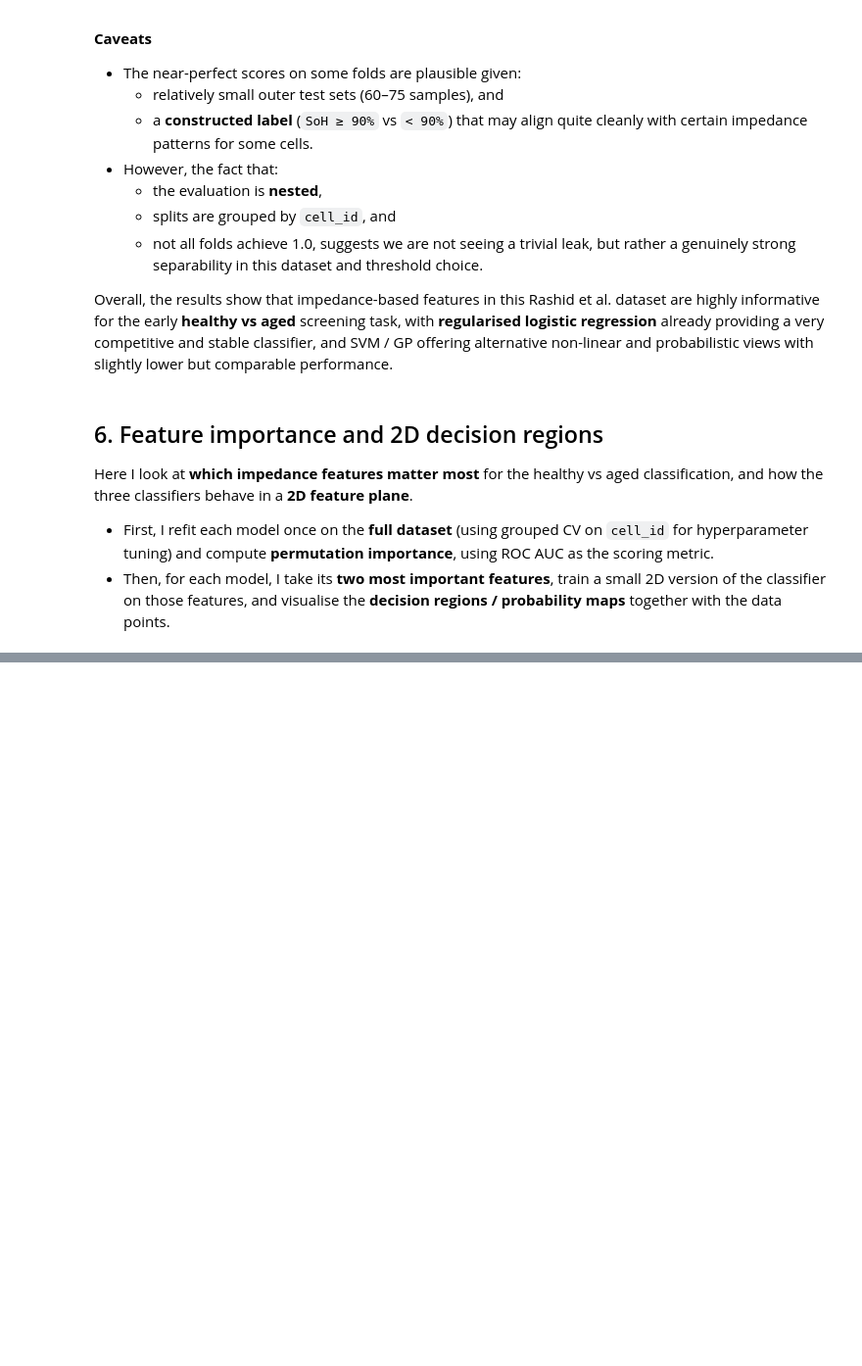
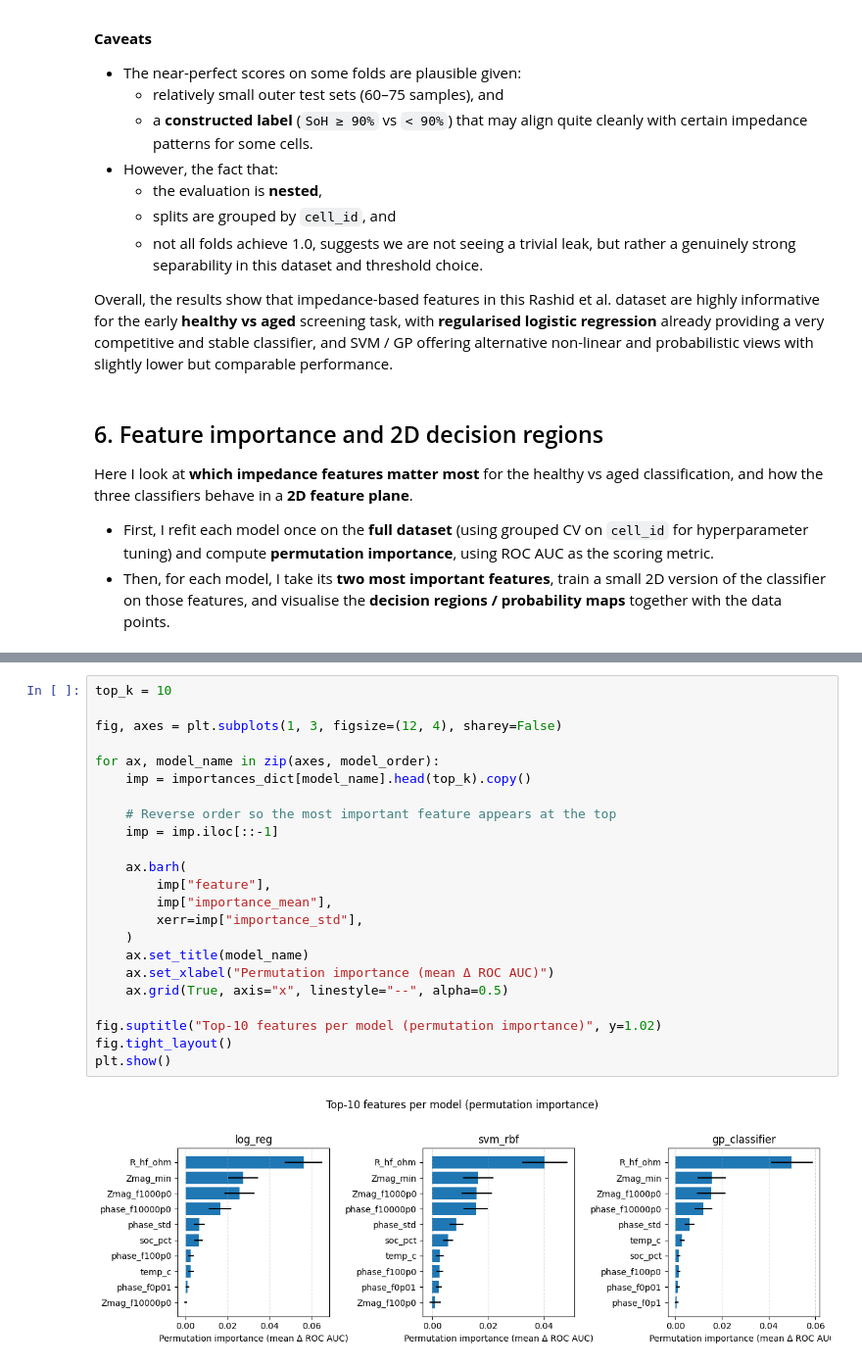
Before and after one commit to ChouaibB/battery-diagnostics-impedance-ml-examples, a Jupyter notebook: notebooks/03_Healthy_vs_Aged_Classification_from_EIS.ipynb, the cells around one changed output, grey strips where cells are left out. Shown at 98% size. Saved outputs shown, nothing was run; the diff lists cells and outputs as text; blank space fills up the shorter version.

Commit message:
feature importance; permutational importance results

```diff
--- a/notebooks/03_Healthy_vs_Aged_Classification_from_EIS.ipynb
+++ b/notebooks/03_Healthy_vs_Aged_Classification_from_EIS.ipynb
@@ -714,0 +785,25 @@ classification, and how the three classifiers behave in a **2D feature plane**.
+# %%
+top_k = 10
+
+fig, axes = plt.subplots(1, 3, figsize=(12, 4), sharey=False)
+
+for ax, model_name in zip(axes, model_order):
+    imp = importances_dict[model_name].head(top_k).copy()
+
+    # Reverse order so the most important feature appears at the top
+    imp = imp.iloc[::-1]
+
+    ax.barh(
+        imp["feature"],
+        imp["importance_mean"],
+        xerr=imp["importance_std"],
+    )
+    ax.set_title(model_name)
+    ax.set_xlabel("Permutation importance (mean Δ ROC AUC)")
+    ax.grid(True, axis="x", linestyle="--", alpha=0.5)
+
+fig.suptitle("Top-10 features per model (permutation importance)", y=1.02)
+fig.tight_layout()
+plt.show()
+# %% [output]
+[figure, added]
```
Also changed, not shown: parts of 2 cells of this notebook.
